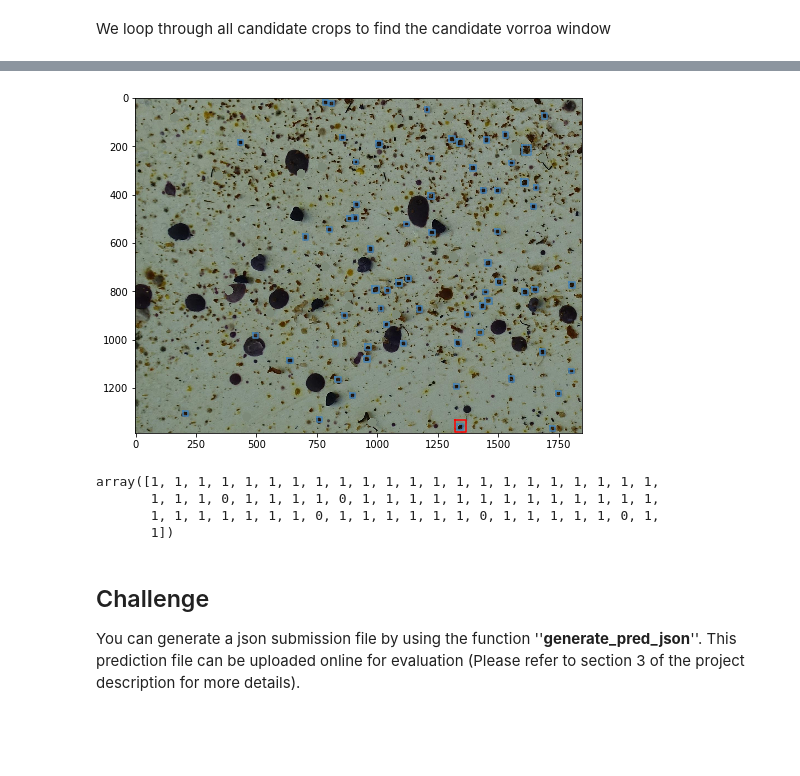
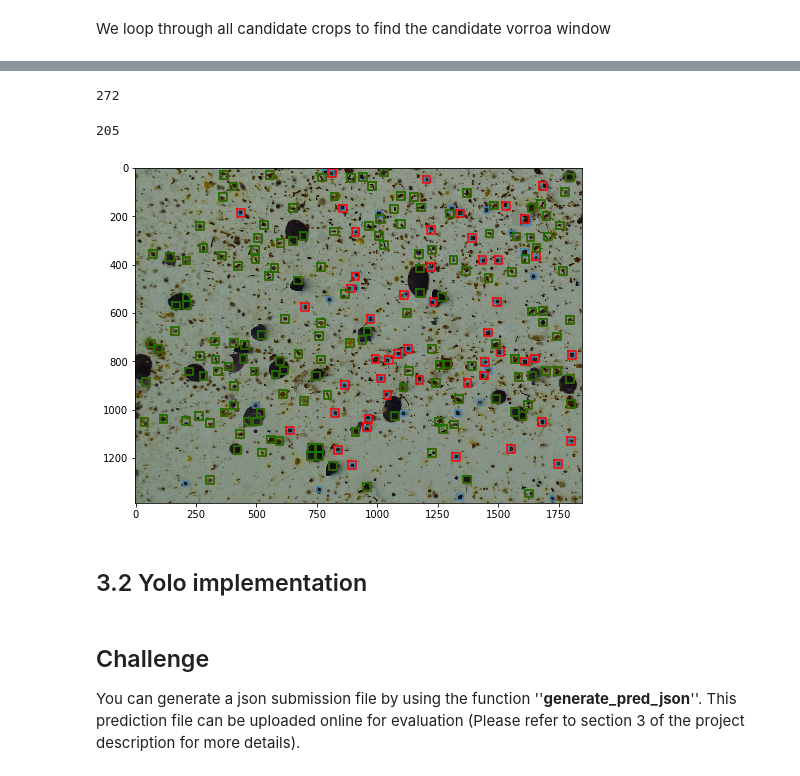
Before and after one commit to lchenbb/Image-Analysis-and-Pattern-Recognition, a Jupyter notebook: project/special_project.ipynb, the cells around one changed output, grey strips where cells are left out. Cells and saved outputs as stored; diff of their text form; code cells hidden in the pictures; blank space fills up the shorter version.

```diff
--- a/project/special_project.ipynb
+++ b/project/special_project.ipynb
@@ -1196,3 +1797,41 @@ KeyboardInterrupt:
+# %%
+def get_false_positive_crops(pred_positive_windows, gt_windows, img, thrs = 0.2):
+    """
+    Get false positive in training set for iterative training
+    @Params: pred_positive_windows: windows that are predicted to be positives
+             gt_windows: ground truth windows
+             img: img generateing the results
+             thrs: threshold for filtering false positive
+    @Return: false_positive features,
+    """
+
+    # Get predicted windows
+    pred_windows = pred_positive_windows
+
+    # Get window width and height
+    window_width = pred_windows[2]
+
+    window_height = pred_windows[3]
+
+    # Get false positive windows
+    if len(gt_windows) != 0:
+        false_positive_windows = pred_windows[[np.max([calculate_IoU(pred, gt)\
+                                                       for gt in gt_windows]) < thrs\
+                                               for pred in pred_windows]]
+    else:
+        false_positive_windows = pred_windows
+
+    # Conduct non-max suppression
+    false_positive_windows = non_max_suppression_fast(false_positive_windows, 0.25)
+
+    # Obtain false positive crops
+    false_positive_crops = np.asarray([img[window[1] : window[1] + window[3],
+                                          window[0] : window[0] + window[2]] \
+                                      for window in false_positive_windows])
+
+    return false_positive_crops, false_positive_windows
+# %%
+crops, windows = get_false_positive_crops(filtered_windows, test_windows, test_img)
 # %% [markdown]
 ### 3.3 Evaluate classifier on test data
 # %% [markdown]
@@ -1283,11 +1941,24 @@ test_windows = [item['bbox'] for item in test_windows]
+# %%
+len(pred_windows)
+# %% [output]
+272
+# %%
+len(filtered_windows)
+# %% [output]
+205
 # %%
 plt.rcParams['figure.figsize'] = (8, 8)
 plt.imshow(img_dict['train'][20])
 
 for window in test_windows:
 
     plot_window(window)
 
-plot_window(pred_windows[-1], c = 'red')
+for window in filtered_windows:
+    plot_window(window, c = 'red')
+
+for window in windows:
+
+    plot_window(window, c = 'green')
 # %% [output]
-[figure, old version]
+[figure, new version]
@@ -1296,10 +1964,0 @@ windows = expand_window(img_dict['train'][20], test_windows)
-# %%
-bad_window = windows[2]
-model.predict_classes(np.asarray([test_img[bad_window[1] : bad_window[1] + bad_window[3],
-                            bad_window[0] : bad_window[0] + bad_window[2]]\
-                                  for bad_window in windows]).reshape(-1, 48, 48, 3))
-# %% [output]
-array([1, 1, 1, 1, 1, 1, 1, 1, 1, 1, 1, 1, 1, 1, 1, 1, 1, 1, 1, 1, 1, 1,
-       1, 1, 1, 0, 1, 1, 1, 1, 0, 1, 1, 1, 1, 1, 1, 1, 1, 1, 1, 1, 1, 1,
-       1, 1, 1, 1, 1, 1, 1, 0, 1, 1, 1, 1, 1, 1, 0, 1, 1, 1, 1, 1, 0, 1,
-       1])
@@ -1308,3 +1965,5 @@ shapes = [candidate.shape for candidate in candidate_crops]
+# %% [markdown]
+## 3.2 Yolo implementation
 # %% [markdown]
 ## Challenge
 
```
Also changed, not shown: parts of 136 cells of this notebook.
